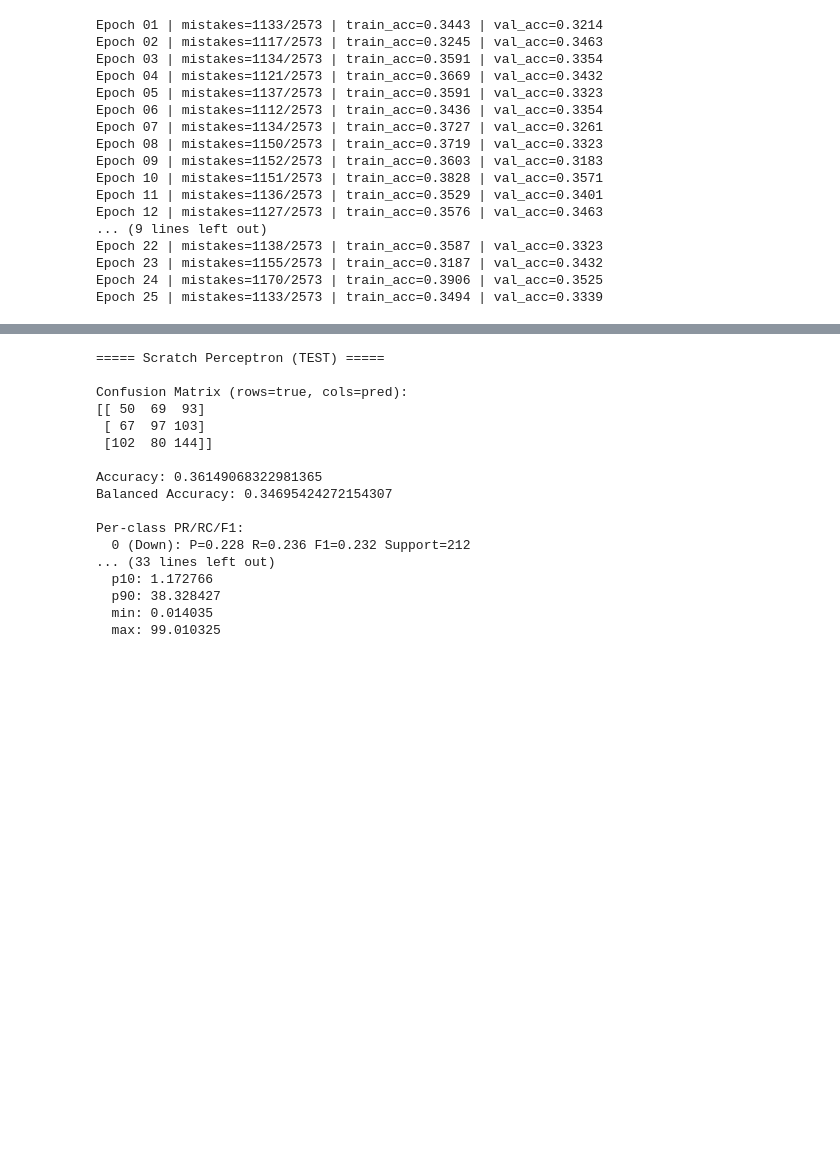
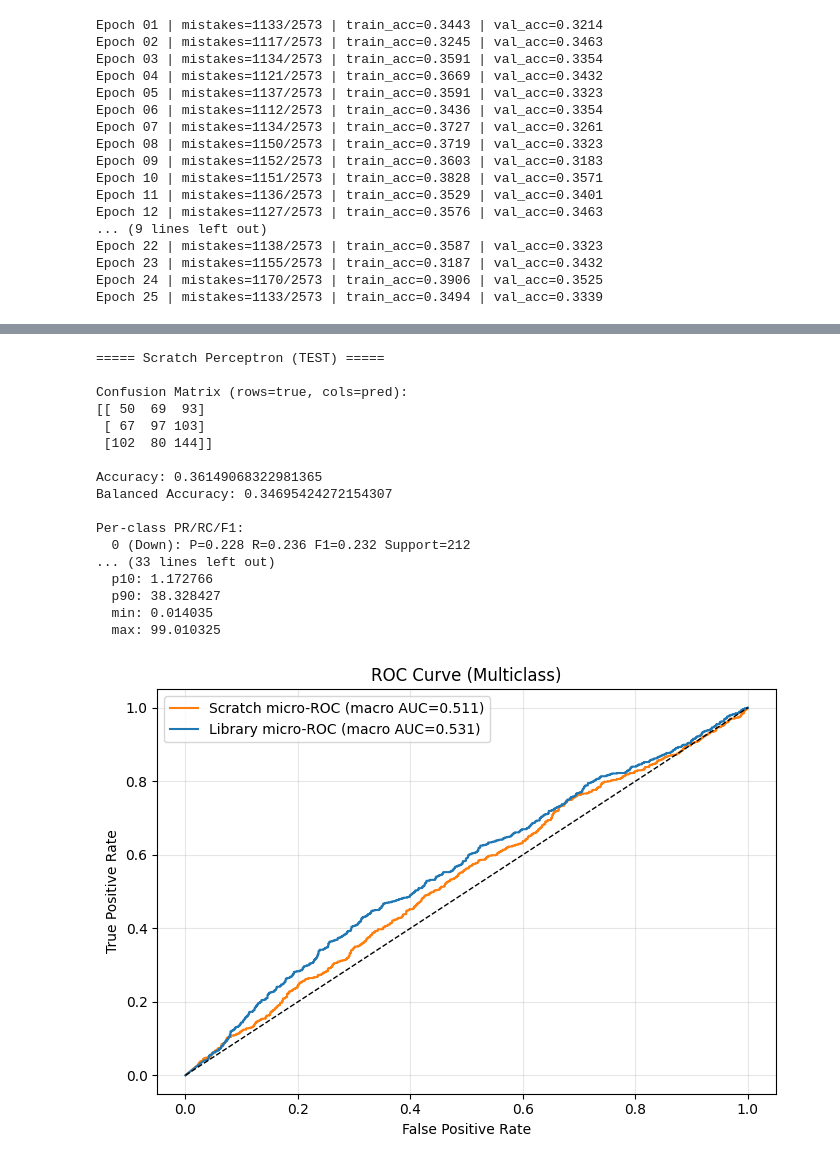
Before and after one commit to tawan123456789/predict_amzn, a Jupyter notebook: Perceptron/SimplePerceptron.ipynb, the cells around one changed output, grey strips where cells are left out. Drawn from its saved outputs; the diff is of its cells as text; code cells hidden in the pictures; blank space fills up the shorter version.

```diff
--- a/Perceptron/SimplePerceptron.ipynb
+++ b/Perceptron/SimplePerceptron.ipynb
@@ -3,13 +3,15 @@ import numpy as np
 import pandas as pd
 import matplotlib.pyplot as plt
 
-from sklearn.preprocessing import StandardScaler
+from sklearn.preprocessing import StandardScaler, label_binarize
 from sklearn.linear_model import Perceptron as SkPerceptron
 from sklearn.metrics import (
     confusion_matrix,
     accuracy_score,
     precision_recall_fscore_support,
-    balanced_accuracy_score
+    balanced_accuracy_score,
+    roc_curve,
+    roc_auc_score
 )
 
 # =========================
@@ -336,6 +338,41 @@ eval_perceptron(
     y_test, sk_pred_test, sk_scores_test,
     K, CLASS_LABELS
 )
+
+# =========================
+# 11) ROC Curve
+# =========================
+Y_test_bin = label_binarize(y_test, classes=classes_full)
+
+# Convert decision function scores to probabilities using softmax
+# so they sum up to 1.0 per sample (required by multiclass roc_auc)
+def softmax(x):
+    e_x = np.exp(x - np.max(x, axis=1, keepdims=True))
+    return e_x / e_x.sum(axis=1, keepdims=True)
+
+sc_prob_test = softmax(sc_scores_test)
+sk_prob_test = softmax(sk_scores_test)
+
+# Scratch
+fpr_s, tpr_s, _ = roc_curve(Y_test_bin.ravel(), sc_prob_test.ravel())
+roc_auc_s = roc_auc_score(y_test, sc_prob_test, multi_class='ovr', average='macro')
+
+# Library
+fpr_l, tpr_l, _ = roc_curve(Y_test_bin.ravel(), sk_prob_test.ravel())
+roc_auc_l = roc_auc_score(y_test, sk_prob_test, multi_class='ovr', average='macro')
+
+# ROC Curve (micro-averaged one-vs-rest)
+plt.figure(figsize=(7, 5))
+plt.plot(fpr_s, tpr_s, label=f'Scratch micro-ROC (macro AUC={roc_auc_s:.3f})', color='tab:orange')
+plt.plot(fpr_l, tpr_l, label=f'Library micro-ROC (macro AUC={roc_auc_l:.3f})', color='tab:blue')
+plt.plot([0, 1], [0, 1], 'k--', linewidth=1)
+plt.title('ROC Curve (Multiclass)')
+plt.xlabel('False Positive Rate')
+plt.ylabel('True Positive Rate')
+plt.legend()
+plt.grid(alpha=0.3)
+plt.tight_layout()
+plt.show()
 # %% [output]
 Epoch 01 | mistakes=1133/2573 | train_acc=0.3443 | val_acc=0.3214
 Epoch 02 | mistakes=1117/2573 | train_acc=0.3245 | val_acc=0.3463
@@ -346,30 +383,31 @@ Epoch 06 | mistakes=1112/2573 | train_acc=0.3436 | val_acc=0.3354
 Epoch 07 | mistakes=1134/2573 | train_acc=0.3727 | val_acc=0.3261
 Epoch 08 | mistakes=1150/2573 | train_acc=0.3719 | val_acc=0.3323
 Epoch 09 | mistakes=1152/2573 | train_acc=0.3603 | val_acc=0.3183
 Epoch 10 | mistakes=1151/2573 | train_acc=0.3828 | val_acc=0.3571
 Epoch 11 | mistakes=1136/2573 | train_acc=0.3529 | val_acc=0.3401
 Epoch 12 | mistakes=1127/2573 | train_acc=0.3576 | val_acc=0.3463
 ... (9 lines left out)
 Epoch 22 | mistakes=1138/2573 | train_acc=0.3587 | val_acc=0.3323
 Epoch 23 | mistakes=1155/2573 | train_acc=0.3187 | val_acc=0.3432
 Epoch 24 | mistakes=1170/2573 | train_acc=0.3906 | val_acc=0.3525
 Epoch 25 | mistakes=1133/2573 | train_acc=0.3494 | val_acc=0.3339
 [figure]
 [figure]
 ===== Scratch Perceptron (TEST) =====
 
 Confusion Matrix (rows=true, cols=pred):
 [[ 50  69  93]
  [ 67  97 103]
  [102  80 144]]
 
 Accuracy: 0.36149068322981365
 Balanced Accuracy: 0.34695424272154307
 
 Per-class PR/RC/F1:
   0 (Down): P=0.228 R=0.236 F1=0.232 Support=212
 ... (33 lines left out)
   p10: 1.172766
   p90: 38.328427
   min: 0.014035
   max: 99.010325
+[figure, added]
```
